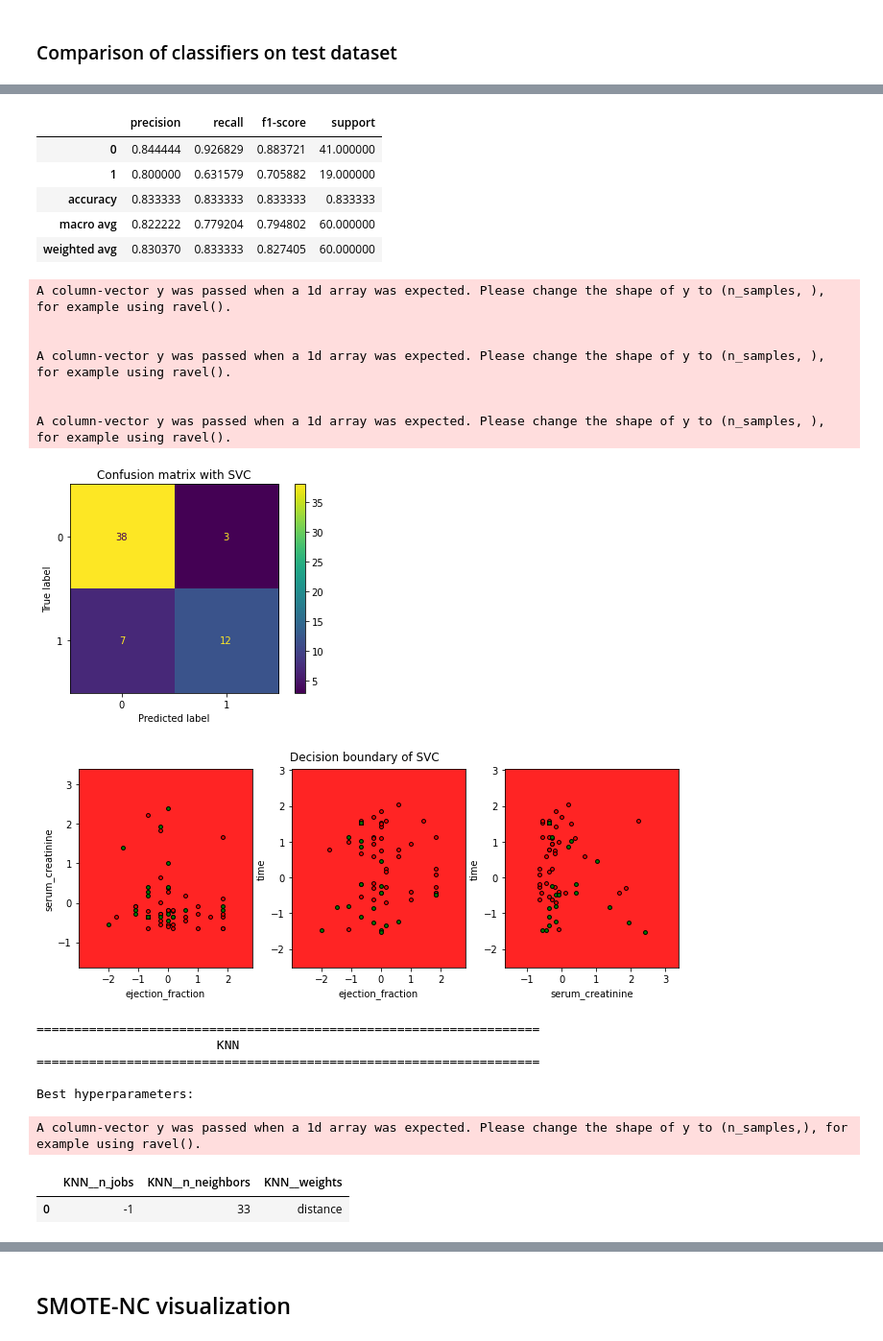
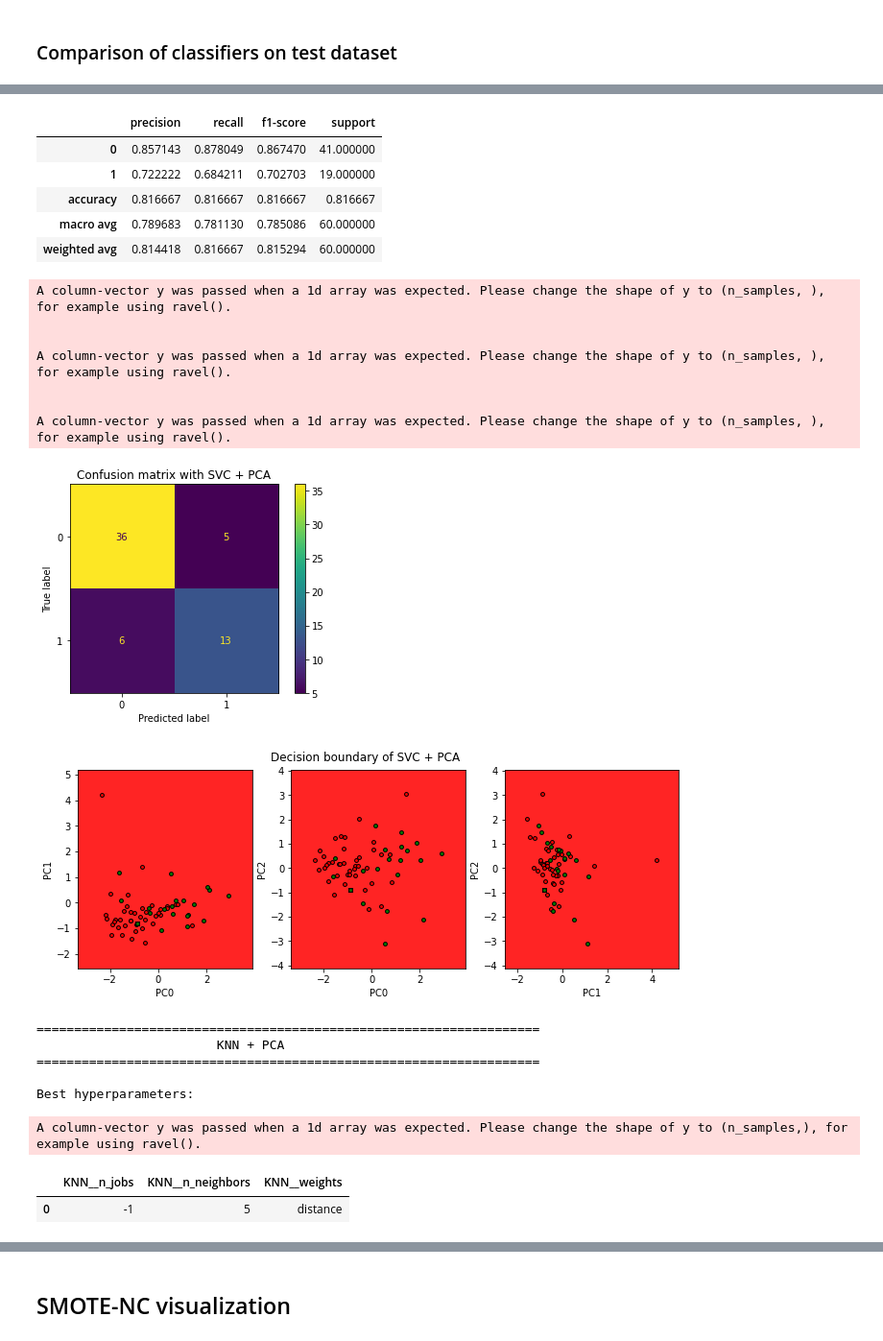
Before and after one commit to Giorgia3/Data_Spaces_Project, a Jupyter notebook: Data_Spaces_project.ipynb, the cells around one changed output, grey strips where cells are left out. Shown at 96% size. Saved outputs shown, nothing was run; the diff lists cells and outputs as text; code cells hidden in the pictures.

Commit message:
Fix PCA classification

```diff
--- a/Data_Spaces_project.ipynb
+++ b/Data_Spaces_project.ipynb
@@ -99,13 +99,25 @@ config_dict['CROSSVAL']['K_OUTER'] = 10
 config_dict['CROSSVAL']['K_INNER'] = 5
 
 config_dict['CLASSIFICATION'] = {}
-config_dict['CLASSIFICATION']['MODELS'] = {
-    'SVC': svm.SVC(),
-    'KNN': neighbors.KNeighborsClassifier(),
-    'LogisticRegression': linear_model.LogisticRegression(),
-    'DecisionTree': tree.DecisionTreeClassifier(),
-    'RandomForest': ensemble.RandomForestClassifier(),
-}
+
+config_dict['CLASSIFICATION']['APPLY_PCA'] = True
+config_dict['CLASSIFICATION']['N_COMPONENTS_PCA'] = 8
+
+if config_dict['CLASSIFICATION']['APPLY_PCA']:
+    config_dict['CLASSIFICATION']['MODELS'] = {
+        'SVC': svm.SVC(),
+        'KNN': neighbors.KNeighborsClassifier(),
+        'LogisticRegression': linear_model.LogisticRegression(),
+    }
+else:
+    config_dict['CLASSIFICATION']['MODELS'] = {
+        'SVC': svm.SVC(),
+        'KNN': neighbors.KNeighborsClassifier(),
+        'LogisticRegression': linear_model.LogisticRegression(),
+        'DecisionTree': tree.DecisionTreeClassifier(),
+        'RandomForest': ensemble.RandomForestClassifier(),
+    }
+
 config_dict['CLASSIFICATION']['PARAMS'] = {
     'KNN': {
             'KNN__n_neighbors' : list(range(1,35, 4)), #1+4n is always odd
@@ -154,9 +166,6 @@ config_dict['CLASSIFICATION']['SCALERS'] = {
             ],
             verbose_feature_names_out=False)
 }
-
-config_dict['CLASSIFICATION']['APPLY_PCA'] = True
-config_dict['CLASSIFICATION']['N_COMPONENTS_PCA'] = 8
 # %%
 def generate_config_str():
     str_conf = '--------------------------------------------------------------\n'
@@ -1116,8 +1015,6 @@ BEST CLASSIFIER: RandomForest (F1-score=0.7564330793045964)
 # %% [markdown]
 ### Comparison of classifiers on test dataset
 # %%
-# clf_processor.compare_models(X_train, y_train, X_test, y_test, apply_PCA=config_dict['CLASSIFICATION']['APPLY_PCA'], n_components=config_dict['CLASSIFICATION']['N_COMPONENTS_PCA'])
-clf_processor.compare_models(X_train, y_train, X_test, y_test, apply_PCA=False, n_components=None)
-# clf_processor.compare_models(X_train, y_train, X_test, y_test, apply_PCA=True, n_components=config_dict['CLASSIFICATION']['N_COMPONENTS_PCA'])
+clf_processor.compare_models(X_train, y_train, X_test, y_test, apply_PCA=config_dict['CLASSIFICATION']['APPLY_PCA'], n_components=config_dict['CLASSIFICATION']['N_COMPONENTS_PCA'])
 # %% [output]
 >> Simple cross validation to train the best model...
@@ -1133,31 +1031,31 @@ A column-vector y was passed when a 1d array was expected. Please change the sha
 None
 
 >> Predicting on test dataset...
 
 Test classification report
 |  | precision | recall | f1-score | support |
-| 0 | 0.844444 | 0.926829 | 0.883721 | 41.000000 |
-| 1 | 0.800000 | 0.631579 | 0.705882 | 19.000000 |
-| accuracy | 0.833333 | 0.833333 | 0.833333 | 0.833333 |
-| macro avg | 0.822222 | 0.779204 | 0.794802 | 60.000000 |
-| weighted avg | 0.830370 | 0.833333 | 0.827405 | 60.000000 |
+| 0 | 0.857143 | 0.878049 | 0.867470 | 41.000000 |
+| 1 | 0.722222 | 0.684211 | 0.702703 | 19.000000 |
+| accuracy | 0.816667 | 0.816667 | 0.816667 | 0.816667 |
+| macro avg | 0.789683 | 0.781130 | 0.785086 | 60.000000 |
+| weighted avg | 0.814418 | 0.816667 | 0.815294 | 60.000000 |
 A column-vector y was passed when a 1d array was expected. Please change the shape of y to (n_samples, ), for example using ravel().
 
 
 A column-vector y was passed when a 1d array was expected. Please change the shape of y to (n_samples, ), for example using ravel().
 
 
 A column-vector y was passed when a 1d array was expected. Please change the shape of y to (n_samples, ), for example using ravel().
-[figure, old version]
+[figure, new version]
-[figure, old version]
+[figure, new version]
 ===================================================================
-                        KNN
+                        KNN + PCA
 ===================================================================
 
 Best hyperparameters:
 A column-vector y was passed when a 1d array was expected. Please change the shape of y to (n_samples,), for example using ravel().
 |  | KNN__n_jobs | KNN__n_neighbors | KNN__weights |
-| 0 | -1 | 33 | distance |
+| 0 | -1 | 5 | distance |
 None
 
 >> Predicting on test dataset...
```
Also changed, not shown: parts of 14 cells of this notebook.
